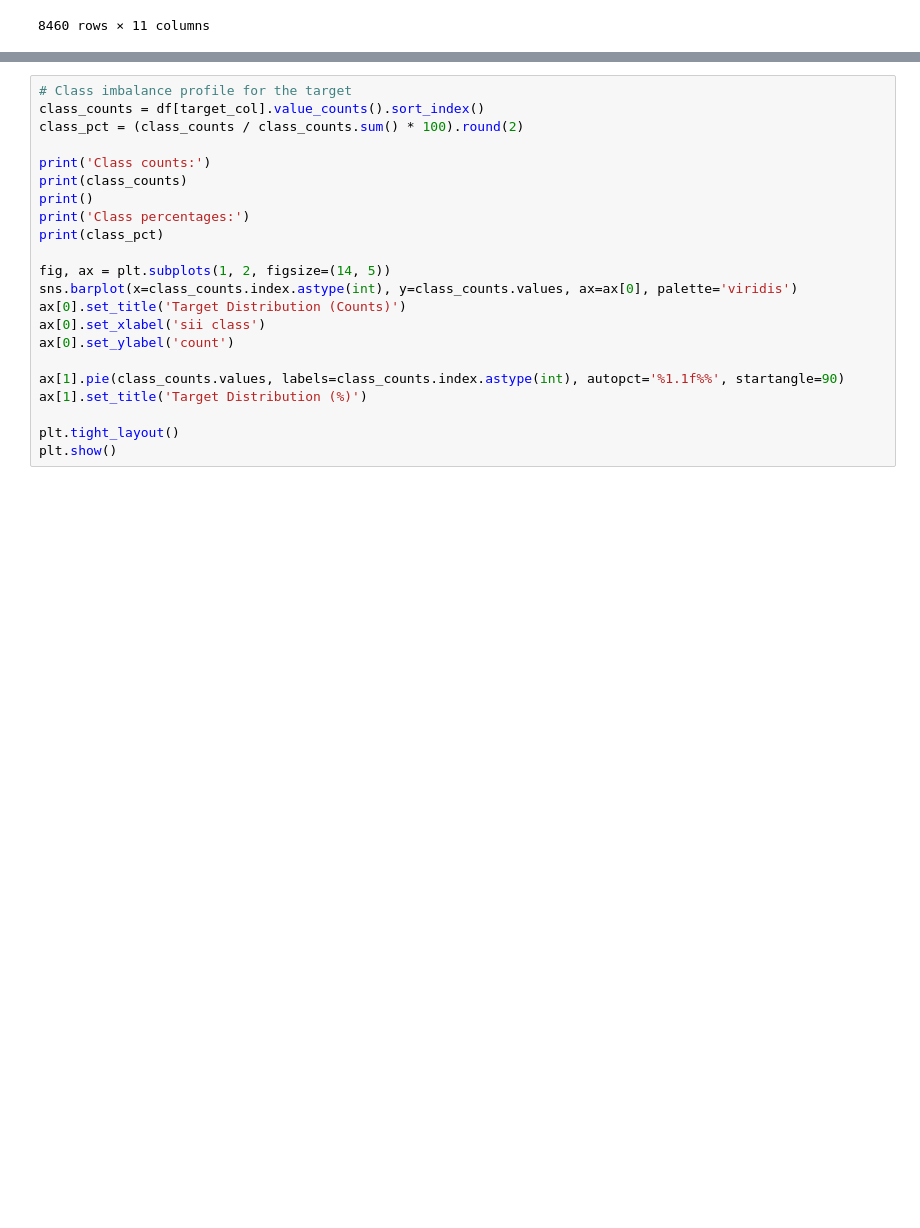
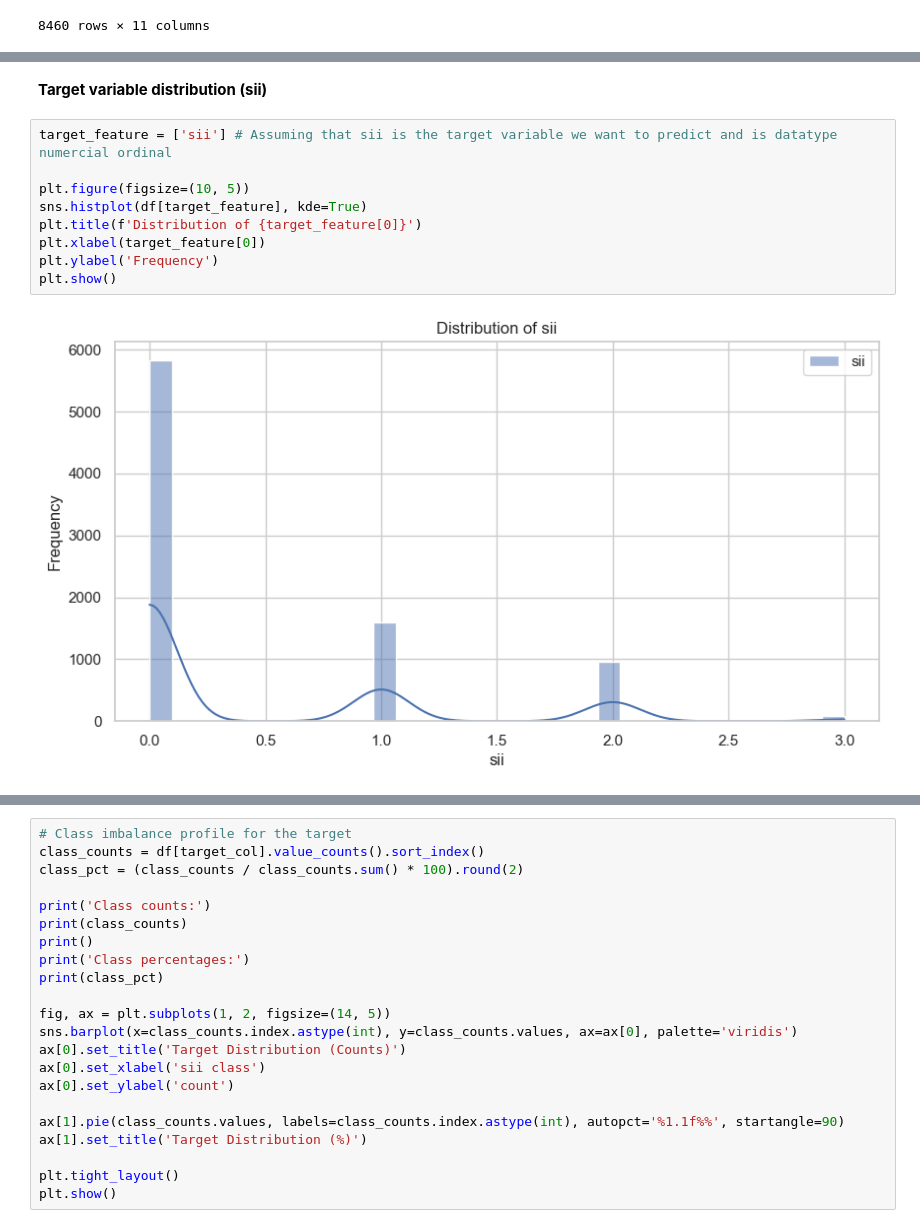
Before and after one commit to kilomo12/Data_Mining_project2, a Jupyter notebook: Data_Mining_project_2_copy.ipynb, the cells around one changed output, grey strips where cells are left out. Drawn from its saved outputs; the diff is of its cells as text; blank space fills up the shorter version.

```diff
--- a/Data_Mining_project_2_copy.ipynb
+++ b/Data_Mining_project_2_copy.ipynb
@@ -215,0 +294,13 @@ Categorical Attributes 11
+# %% [markdown]
+**Target variable distribution (sii)**
+# %%
+target_feature = ['sii'] # Assuming that sii is the target variable we want to predict and is datatype numercial ordinal
+
+plt.figure(figsize=(10, 5))
+sns.histplot(df[target_feature], kde=True)
+plt.title(f'Distribution of {target_feature[0]}')
+plt.xlabel(target_feature[0])
+plt.ylabel('Frequency')
+plt.show()
+# %% [output]
+[figure, added]
```
Also changed, not shown: parts of 20 cells of this notebook.
